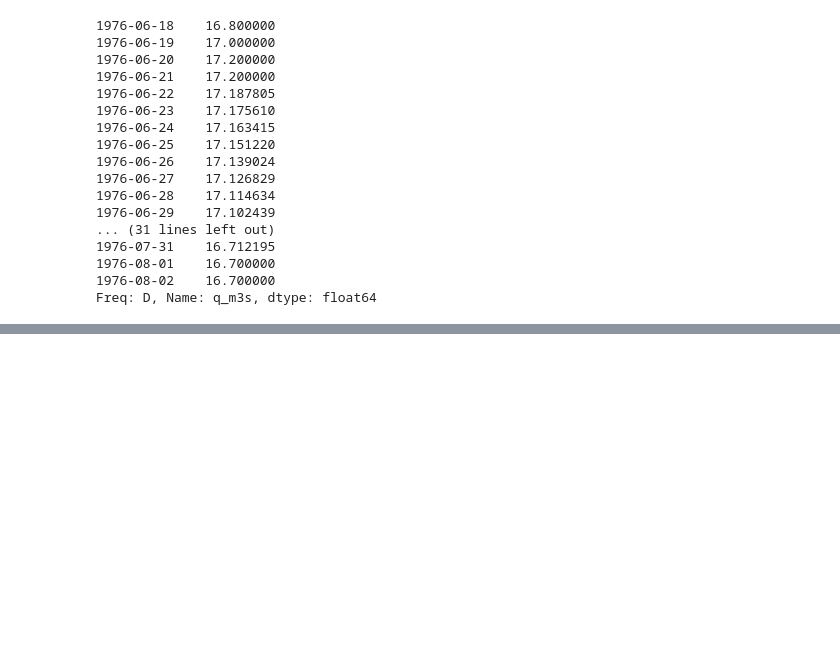
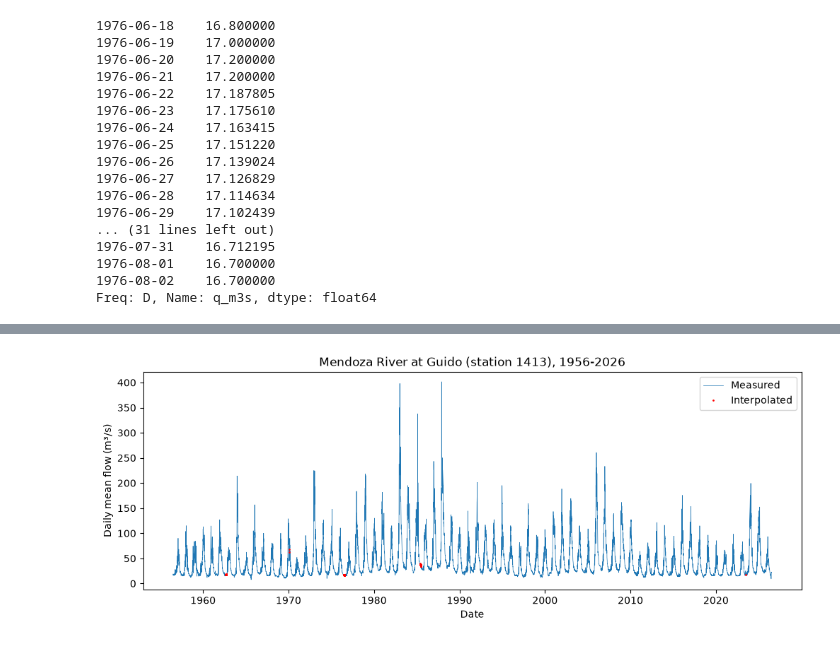
Before and after one commit to IgnacioFunesDeluigi/hydro-project-finance, a Jupyter notebook: notebooks/01_hydrology.ipynb, the cells around one changed output, grey strips where cells are left out. Cells and saved outputs as stored; diff of their text form; code cells hidden in the pictures; blank space fills up the shorter version.

Commit message:
Add daily flow plot, wet/dry year analysis and D5 dry-year criterion

```diff
--- a/notebooks/01_hydrology.ipynb
+++ b/notebooks/01_hydrology.ipynb
@@ -192,0 +204,23 @@ Freq: D, Name: q_m3s, dtype: float64
+# %%
+# Import matplotlib
+import matplotlib.pyplot as plt
+
+# Creating the graph
+fig, ax = plt.subplots(figsize=(14,4))
+
+# Define both kind of values, measured and interpolated
+ax.plot(q.index, q, linewidth=0.5, label="Measured")
+ax.plot(q[filled].index, q[filled], ".", color="red", markersize=2, label="Interpolated")
+
+# Name both axes
+ax.set_xlabel("Date")
+ax.set_ylabel("Daily mean flow (m³/s)")
+
+# Define set title and legend
+ax.set_title("Mendoza River at Guido (station 1413), 1956-2026")
+ax.legend()
+
+# Show graph
+plt.show()
+# %% [output]
+[figure, added]
```
Also changed, not shown: parts of 4 cells of this notebook, 1 other file.
